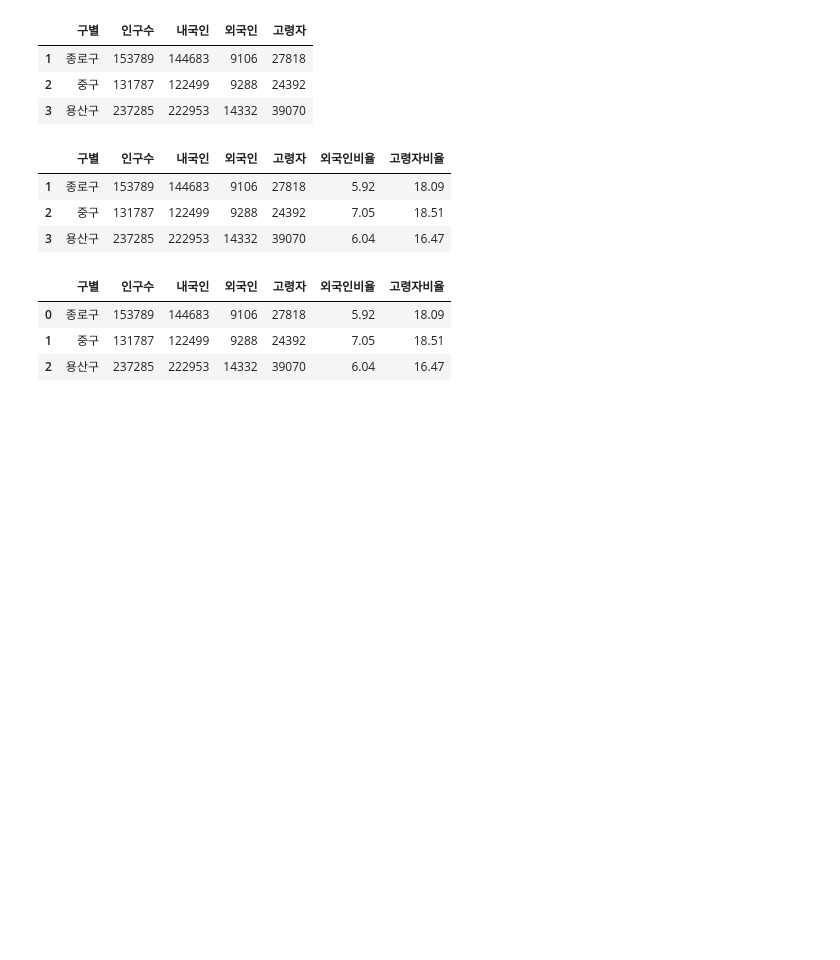
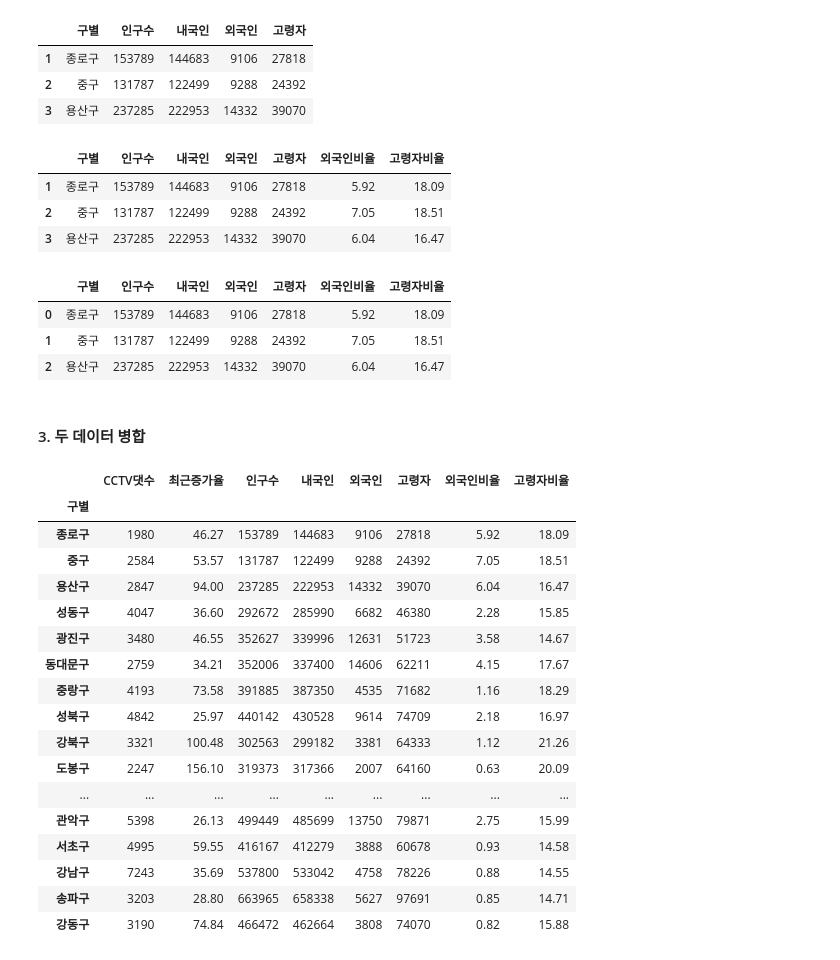
Before and after one commit to ckiekim/DataAnalysis_Lecture-2023.04, a Jupyter notebook: 02.Pandas/99.과제.ipynb, the cells around one changed output. Drawn from its saved outputs; the diff is of its cells as text; code cells hidden in the pictures; blank space fills up the shorter version.

```diff
--- a/02.Pandas/99.과제.ipynb
+++ b/02.Pandas/99.과제.ipynb
@@ -184,3 +184,28 @@ df.head(3)
 | 0 | 종로구 | 153789 | 144683 | 9106 | 27818 | 5.92 | 18.09 |
 | 1 | 중구 | 131787 | 122499 | 9288 | 24392 | 7.05 | 18.51 |
 | 2 | 용산구 | 237285 | 222953 | 14332 | 39070 | 6.04 | 16.47 |
+# %% [markdown]
+#### 3. 두 데이터 병합
+# %%
+df = pd.merge(cctv, pop)
+df.set_index('구별', inplace=True)
+df
+# %% [output]
+|  | CCTV댓수 | 최근증가율 | 인구수 | 내국인 | 외국인 | 고령자 | 외국인비율 | 고령자비율 |
+| 구별 |  |  |  |  |  |  |  |  |
+| 종로구 | 1980 | 46.27 | 153789 | 144683 | 9106 | 27818 | 5.92 | 18.09 |
+| 중구 | 2584 | 53.57 | 131787 | 122499 | 9288 | 24392 | 7.05 | 18.51 |
+| 용산구 | 2847 | 94.00 | 237285 | 222953 | 14332 | 39070 | 6.04 | 16.47 |
+| 성동구 | 4047 | 36.60 | 292672 | 285990 | 6682 | 46380 | 2.28 | 15.85 |
+| 광진구 | 3480 | 46.55 | 352627 | 339996 | 12631 | 51723 | 3.58 | 14.67 |
+| 동대문구 | 2759 | 34.21 | 352006 | 337400 | 14606 | 62211 | 4.15 | 17.67 |
+| 중랑구 | 4193 | 73.58 | 391885 | 387350 | 4535 | 71682 | 1.16 | 18.29 |
+| 성북구 | 4842 | 25.97 | 440142 | 430528 | 9614 | 74709 | 2.18 | 16.97 |
+| 강북구 | 3321 | 100.48 | 302563 | 299182 | 3381 | 64333 | 1.12 | 21.26 |
+| 도봉구 | 2247 | 156.10 | 319373 | 317366 | 2007 | 64160 | 0.63 | 20.09 |
+| ... | ... | ... | ... | ... | ... | ... | ... | ... |
+| 관악구 | 5398 | 26.13 | 499449 | 485699 | 13750 | 79871 | 2.75 | 15.99 |
+| 서초구 | 4995 | 59.55 | 416167 | 412279 | 3888 | 60678 | 0.93 | 14.58 |
+| 강남구 | 7243 | 35.69 | 537800 | 533042 | 4758 | 78226 | 0.88 | 14.55 |
+| 송파구 | 3203 | 28.80 | 663965 | 658338 | 5627 | 97691 | 0.85 | 14.71 |
+| 강동구 | 3190 | 74.84 | 466472 | 462664 | 3808 | 74070 | 0.82 | 15.88 |
```
Also changed, not shown: parts of 1 cell of this notebook, 5 other files.
